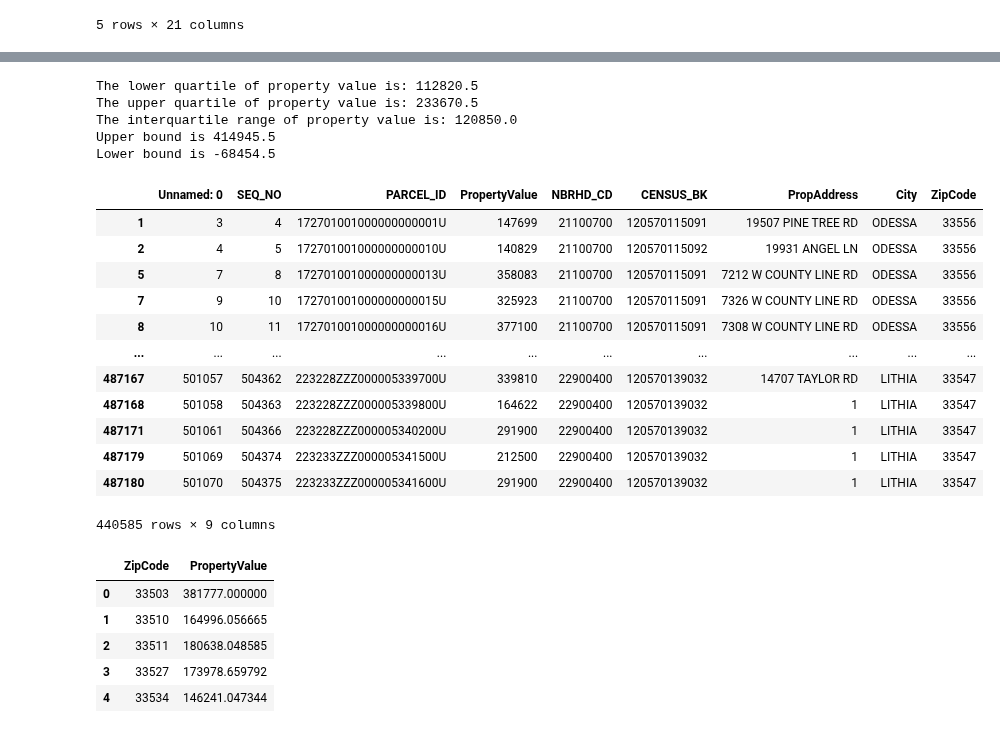
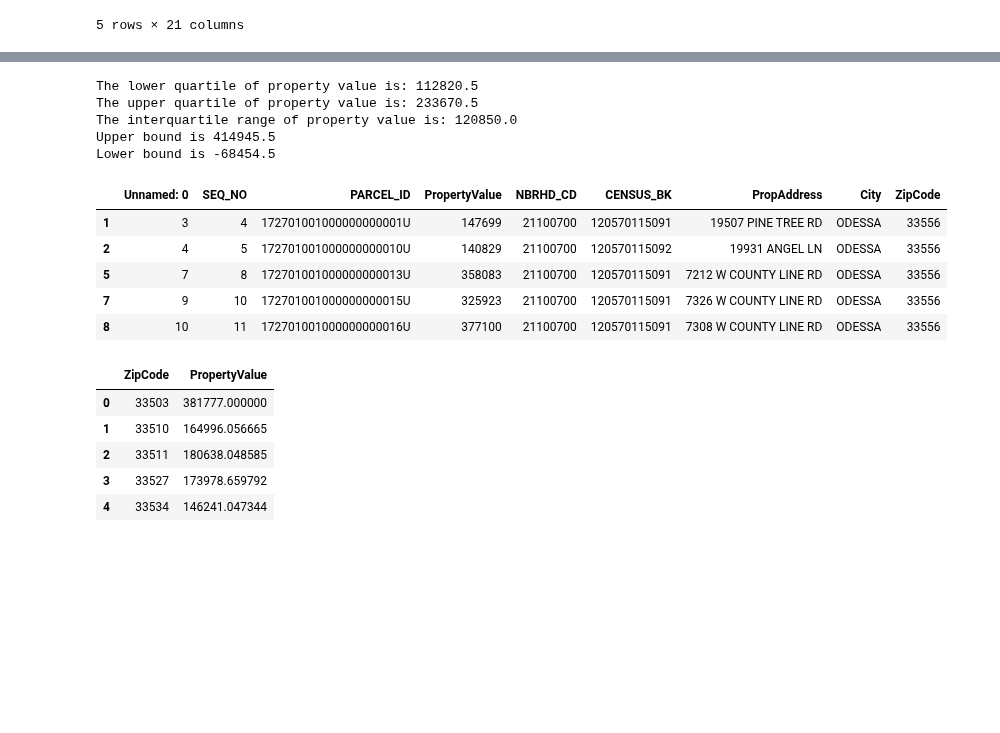
Before and after one commit to gregb23/Project1_Group4, a Jupyter notebook: KS/school_visuals.ipynb, the cells around one changed output, grey strips where cells are left out. Saved outputs shown, nothing was run; the diff lists cells and outputs as text; code cells hidden in the pictures; blank space fills up the shorter version.

```diff
--- a/KS/school_visuals.ipynb
+++ b/KS/school_visuals.ipynb
@@ -74,41 +61,34 @@ home_values
 q3 = home_values["PropertyValue"].quantile(q=.75)
 q1 = home_values["PropertyValue"].quantile(q=.25)
 iqr = q3 - q1
 
 print(f"The lower quartile of property value is: {q1}")
 print(f"The upper quartile of property value is: {q3}")
 print(f"The interquartile range of property value is: {iqr}")
 
 # Use the Interquartile Rule to find outliers
 upper_bound = q3 + (iqr * 1.5)
 lower_bound = q1 - (iqr * 1.5)
 
 print(f"Upper bound is {upper_bound}")
 print(f"Lower bound is {lower_bound}")
 
 index_outlier = home_values[(home_values['PropertyValue'] < lower_bound) | (home_values['PropertyValue'] > upper_bound)].index
 
 home_values_clean = home_values.drop(index_outlier, inplace = False)
-home_values_clean
+home_values_clean.head()
 # %% [output]
 The lower quartile of property value is: 112820.5
 The upper quartile of property value is: 233670.5
 The interquartile range of property value is: 120850.0
 Upper bound is 414945.5
 Lower bound is -68454.5
 |  | Unnamed: 0 | SEQ_NO | PARCEL_ID | PropertyValue | NBRHD_CD | CENSUS_BK | PropAddress | City | ZipCode |
 | 1 | 3 | 4 | 172701001000000000001U | 147699 | 21100700 | 120570115091 | 19507 PINE TREE RD | ODESSA | 33556 |
 | 2 | 4 | 5 | 172701001000000000010U | 140829 | 21100700 | 120570115092 | 19931 ANGEL LN | ODESSA | 33556 |
 | 5 | 7 | 8 | 172701001000000000013U | 358083 | 21100700 | 120570115091 | 7212 W COUNTY LINE RD | ODESSA | 33556 |
 | 7 | 9 | 10 | 172701001000000000015U | 325923 | 21100700 | 120570115091 | 7326 W COUNTY LINE RD | ODESSA | 33556 |
 | 8 | 10 | 11 | 172701001000000000016U | 377100 | 21100700 | 120570115091 | 7308 W COUNTY LINE RD | ODESSA | 33556 |
-| ... | ... | ... | ... | ... | ... | ... | ... | ... | ... |
-| 487167 | 501057 | 504362 | 223228ZZZ000005339700U | 339810 | 22900400 | 120570139032 | 14707 TAYLOR RD | LITHIA | 33547 |
-| 487168 | 501058 | 504363 | 223228ZZZ000005339800U | 164622 | 22900400 | 120570139032 | 1 | LITHIA | 33547 |
-| 487171 | 501061 | 504366 | 223228ZZZ000005340200U | 291900 | 22900400 | 120570139032 | 1 | LITHIA | 33547 |
-| 487179 | 501069 | 504374 | 223233ZZZ000005341500U | 212500 | 22900400 | 120570139032 | 1 | LITHIA | 33547 |
-| 487180 | 501070 | 504375 | 223233ZZZ000005341600U | 291900 | 22900400 | 120570139032 | 1 | LITHIA | 33547 |
-440585 rows × 9 columns
 # %%
 home_average = home_values_clean.groupby(['ZipCode'])
 
```
Also changed, not shown: parts of 5 cells of this notebook.
